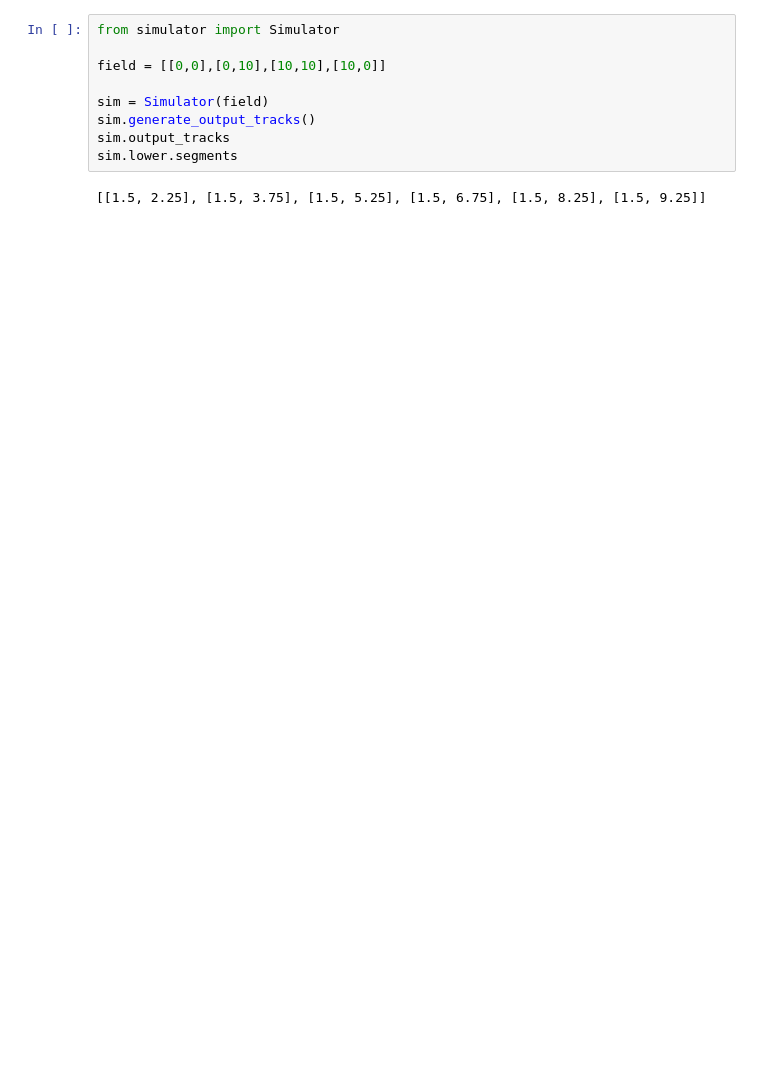
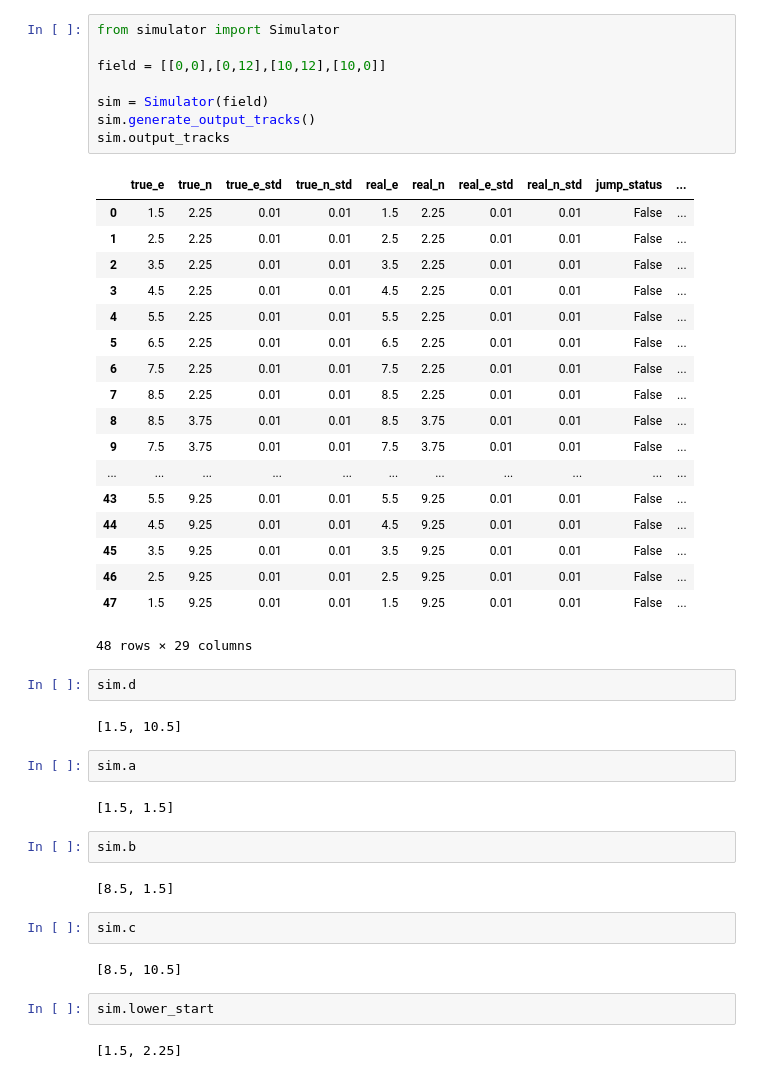
Before and after one commit to jnaess/ENGO-500, a Jupyter notebook: Untitled.ipynb, the cells around one changed output. Saved outputs shown, nothing was run; the diff lists cells and outputs as text; blank space fills up the shorter version.

```diff
--- a/Untitled.ipynb
+++ b/Untitled.ipynb
@@ -1,11 +1,47 @@
 # %%
 from simulator import Simulator
 
-field = [[0,0],[0,10],[10,10],[10,0]]
+field = [[0,0],[0,12],[10,12],[10,0]]
 
 sim = Simulator(field)
 sim.generate_output_tracks()
 sim.output_tracks
-sim.lower.segments
 # %% [output]
+|  | true_e | true_n | true_e_std | true_n_std | real_e | real_n | real_e_std | real_n_std | jump_status | ... |
+| 0 | 1.5 | 2.25 | 0.01 | 0.01 | 1.5 | 2.25 | 0.01 | 0.01 | False | ... |
+| 1 | 2.5 | 2.25 | 0.01 | 0.01 | 2.5 | 2.25 | 0.01 | 0.01 | False | ... |
+| 2 | 3.5 | 2.25 | 0.01 | 0.01 | 3.5 | 2.25 | 0.01 | 0.01 | False | ... |
+| 3 | 4.5 | 2.25 | 0.01 | 0.01 | 4.5 | 2.25 | 0.01 | 0.01 | False | ... |
+| 4 | 5.5 | 2.25 | 0.01 | 0.01 | 5.5 | 2.25 | 0.01 | 0.01 | False | ... |
+| 5 | 6.5 | 2.25 | 0.01 | 0.01 | 6.5 | 2.25 | 0.01 | 0.01 | False | ... |
+| 6 | 7.5 | 2.25 | 0.01 | 0.01 | 7.5 | 2.25 | 0.01 | 0.01 | False | ... |
+| 7 | 8.5 | 2.25 | 0.01 | 0.01 | 8.5 | 2.25 | 0.01 | 0.01 | False | ... |
+| 8 | 8.5 | 3.75 | 0.01 | 0.01 | 8.5 | 3.75 | 0.01 | 0.01 | False | ... |
+| 9 | 7.5 | 3.75 | 0.01 | 0.01 | 7.5 | 3.75 | 0.01 | 0.01 | False | ... |
+| ... | ... | ... | ... | ... | ... | ... | ... | ... | ... | ... |
+| 43 | 5.5 | 9.25 | 0.01 | 0.01 | 5.5 | 9.25 | 0.01 | 0.01 | False | ... |
+| 44 | 4.5 | 9.25 | 0.01 | 0.01 | 4.5 | 9.25 | 0.01 | 0.01 | False | ... |
+| 45 | 3.5 | 9.25 | 0.01 | 0.01 | 3.5 | 9.25 | 0.01 | 0.01 | False | ... |
+| 46 | 2.5 | 9.25 | 0.01 | 0.01 | 2.5 | 9.25 | 0.01 | 0.01 | False | ... |
+| 47 | 1.5 | 9.25 | 0.01 | 0.01 | 1.5 | 9.25 | 0.01 | 0.01 | False | ... |
-[[1.5, 2.25], [1.5, 3.75], [1.5, 5.25], [1.5, 6.75], [1.5, 8.25], [1.5, 9.25]]
+48 rows × 29 columns
+# %%
+sim.d
+# %% [output]
+[1.5, 10.5]
+# %%
+sim.a
+# %% [output]
+[1.5, 1.5]
+# %%
+sim.b
+# %% [output]
+[8.5, 1.5]
+# %%
+sim.c
+# %% [output]
+[8.5, 10.5]
+# %%
+sim.lower_start
+# %% [output]
+[1.5, 2.25]
```
Also changed, not shown: parts of 1 cell of this notebook, 21 other files.
